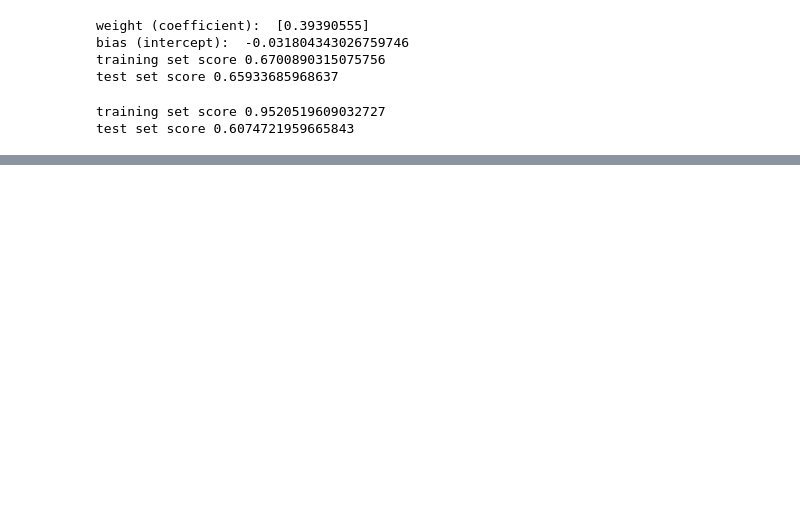
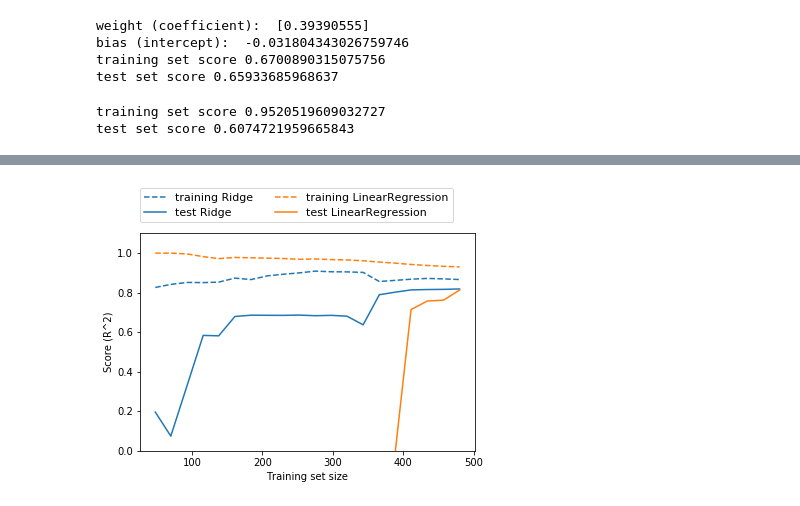
Before and after one commit to eelfonik/ml-python, a Jupyter notebook: ch2.ipynb, the cells around one changed output, grey strips where cells are left out. Drawn from its saved outputs; the diff is of its cells as text; code cells hidden in the pictures; blank space fills up the shorter version.

```diff
--- a/ch2.ipynb
+++ b/ch2.ipynb
@@ -314,0 +338,4 @@ for (name: param) in hyper_params:
+# %%
+mglearn.plots.plot_ridge_n_samples()
+# %% [output]
+[figure, added]
```
Also changed, not shown: parts of 10 cells of this notebook, 3 other files.
